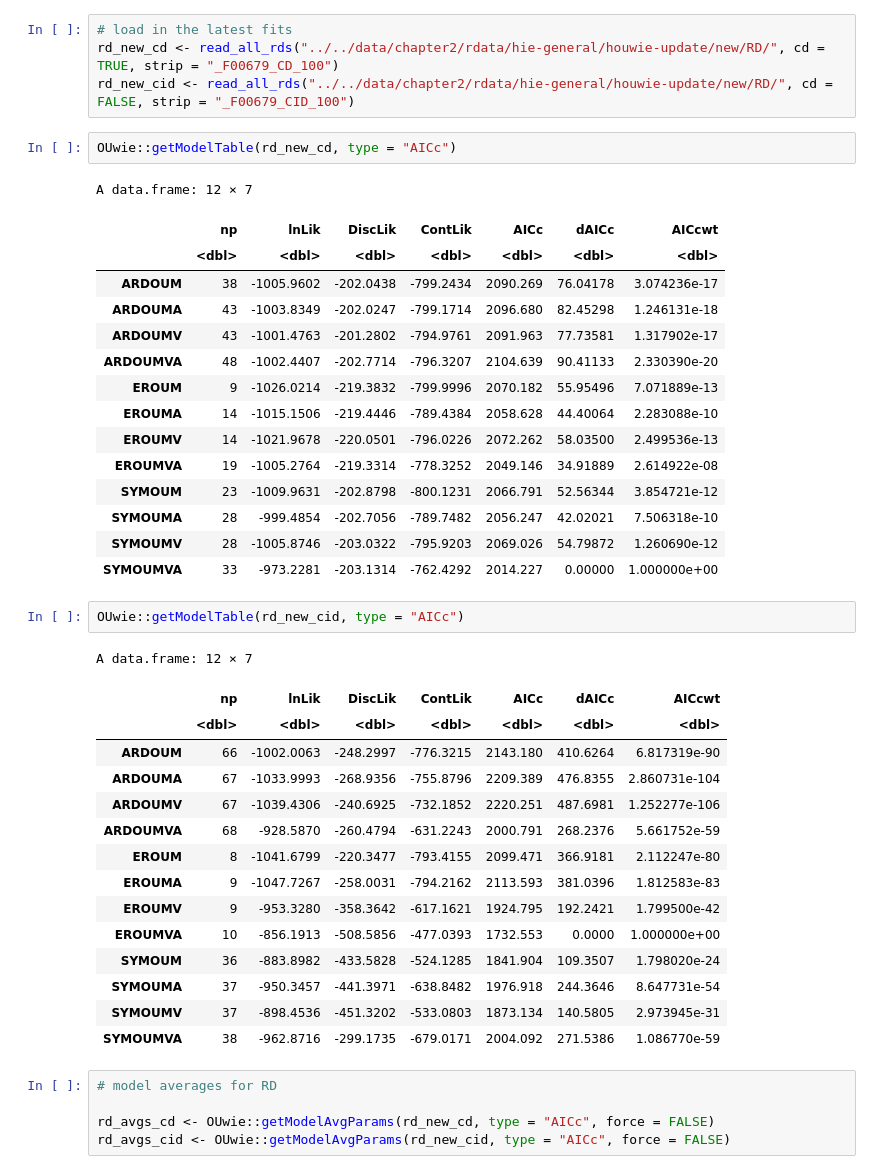
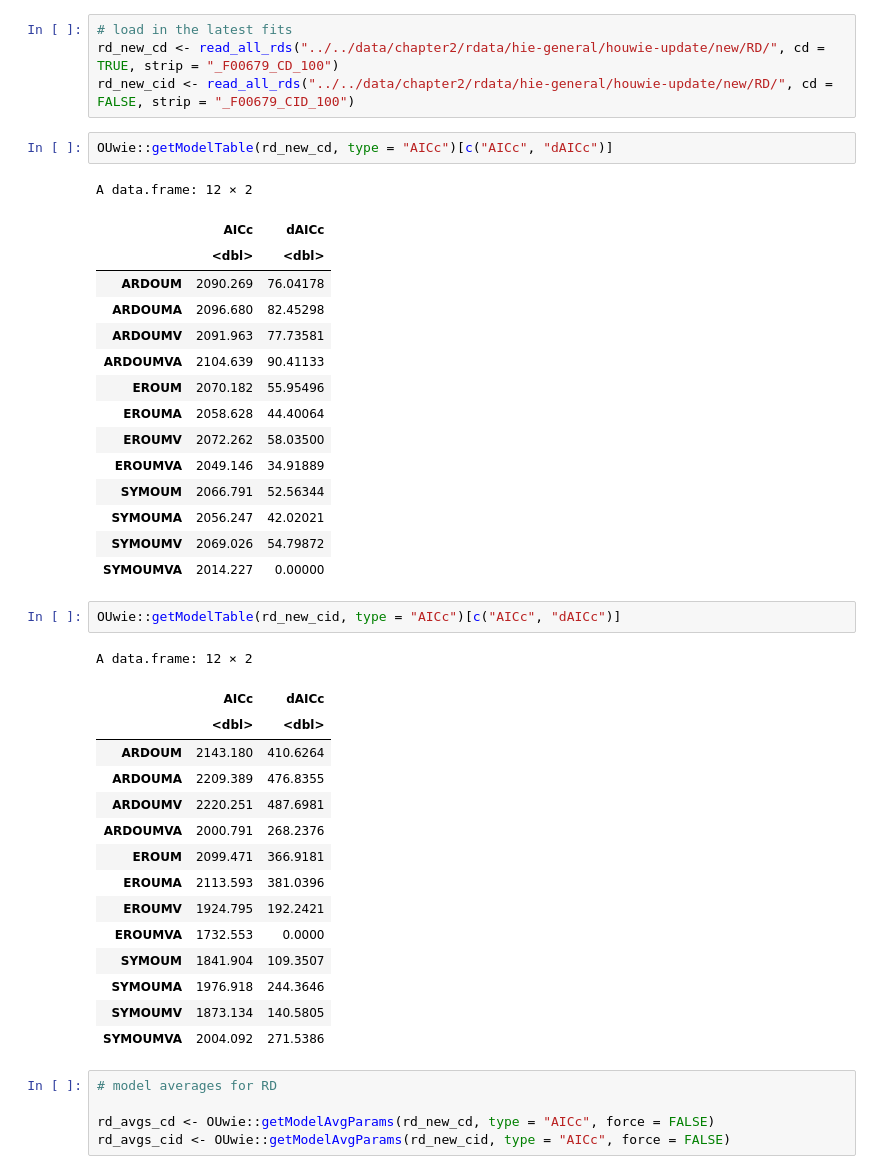
Before and after one commit to anoban/phd, a Jupyter notebook: R/notebooks/houwiesummary.ipynb, the cells around one changed output. Drawn from its saved outputs; the diff is of its cells as text.

Commit message:
modified:   R/notebooks/houwiesummary.ipynb 	new file:   data/chapter2/hOUwie-update-getModelAvgParams.csv 	deleted:    data/chapter2/hOUwie-update_getModelAvgParams.csv

```diff
--- a/R/notebooks/houwiesummary.ipynb
+++ b/R/notebooks/houwiesummary.ipynb
@@ -281,41 +281,41 @@ STATE_COLOURS <- c(AM = "#E7BC0C", EcM = "#23B9AF", ErM = "#6B6CF2", NM = "#11E8
 rd_new_cd <- read_all_rds("../../data/chapter2/rdata/hie-general/houwie-update/new/RD/", cd = TRUE, strip = "_F00679_CD_100")
 rd_new_cid <- read_all_rds("../../data/chapter2/rdata/hie-general/houwie-update/new/RD/", cd = FALSE, strip = "_F00679_CID_100")
 # %%
-OUwie::getModelTable(rd_new_cd, type = "AICc")
+OUwie::getModelTable(rd_new_cd, type = "AICc")[c("AICc", "dAICc")]
 # %% [output]
-A data.frame: 12 × 7
+A data.frame: 12 × 2
-|  | np | lnLik | DiscLik | ContLik | AICc | dAICc | AICcwt |
-|  | <dbl> | <dbl> | <dbl> | <dbl> | <dbl> | <dbl> | <dbl> |
-| ARDOUM | 38 | -1005.9602 | -202.0438 | -799.2434 | 2090.269 | 76.04178 | 3.074236e-17 |
-| ARDOUMA | 43 | -1003.8349 | -202.0247 | -799.1714 | 2096.680 | 82.45298 | 1.246131e-18 |
-| ARDOUMV | 43 | -1001.4763 | -201.2802 | -794.9761 | 2091.963 | 77.73581 | 1.317902e-17 |
-| ARDOUMVA | 48 | -1002.4407 | -202.7714 | -796.3207 | 2104.639 | 90.41133 | 2.330390e-20 |
-| EROUM | 9 | -1026.0214 | -219.3832 | -799.9996 | 2070.182 | 55.95496 | 7.071889e-13 |
-| EROUMA | 14 | -1015.1506 | -219.4446 | -789.4384 | 2058.628 | 44.40064 | 2.283088e-10 |
-| EROUMV | 14 | -1021.9678 | -220.0501 | -796.0226 | 2072.262 | 58.03500 | 2.499536e-13 |
-| EROUMVA | 19 | -1005.2764 | -219.3314 | -778.3252 | 2049.146 | 34.91889 | 2.614922e-08 |
-| SYMOUM | 23 | -1009.9631 | -202.8798 | -800.1231 | 2066.791 | 52.56344 | 3.854721e-12 |
-| SYMOUMA | 28 | -999.4854 | -202.7056 | -789.7482 | 2056.247 | 42.02021 | 7.506318e-10 |
-| SYMOUMV | 28 | -1005.8746 | -203.0322 | -795.9203 | 2069.026 | 54.79872 | 1.260690e-12 |
-| SYMOUMVA | 33 | -973.2281 | -203.1314 | -762.4292 | 2014.227 | 0.00000 | 1.000000e+00 |
+|  | AICc | dAICc |
+|  | <dbl> | <dbl> |
+| ARDOUM | 2090.269 | 76.04178 |
+| ARDOUMA | 2096.680 | 82.45298 |
+| ARDOUMV | 2091.963 | 77.73581 |
+| ARDOUMVA | 2104.639 | 90.41133 |
+| EROUM | 2070.182 | 55.95496 |
+| EROUMA | 2058.628 | 44.40064 |
+| EROUMV | 2072.262 | 58.03500 |
+| EROUMVA | 2049.146 | 34.91889 |
+| SYMOUM | 2066.791 | 52.56344 |
+| SYMOUMA | 2056.247 | 42.02021 |
+| SYMOUMV | 2069.026 | 54.79872 |
+| SYMOUMVA | 2014.227 | 0.00000 |
 # %%
-OUwie::getModelTable(rd_new_cid, type = "AICc")
+OUwie::getModelTable(rd_new_cid, type = "AICc")[c("AICc", "dAICc")]
 # %% [output]
-A data.frame: 12 × 7
+A data.frame: 12 × 2
-|  | np | lnLik | DiscLik | ContLik | AICc | dAICc | AICcwt |
-|  | <dbl> | <dbl> | <dbl> | <dbl> | <dbl> | <dbl> | <dbl> |
-| ARDOUM | 66 | -1002.0063 | -248.2997 | -776.3215 | 2143.180 | 410.6264 | 6.817319e-90 |
-| ARDOUMA | 67 | -1033.9993 | -268.9356 | -755.8796 | 2209.389 | 476.8355 | 2.860731e-104 |
-| ARDOUMV | 67 | -1039.4306 | -240.6925 | -732.1852 | 2220.251 | 487.6981 | 1.252277e-106 |
-| ARDOUMVA | 68 | -928.5870 | -260.4794 | -631.2243 | 2000.791 | 268.2376 | 5.661752e-59 |
-| EROUM | 8 | -1041.6799 | -220.3477 | -793.4155 | 2099.471 | 366.9181 | 2.112247e-80 |
-| EROUMA | 9 | -1047.7267 | -258.0031 | -794.2162 | 2113.593 | 381.0396 | 1.812583e-83 |
-| EROUMV | 9 | -953.3280 | -358.3642 | -617.1621 | 1924.795 | 192.2421 | 1.799500e-42 |
-| EROUMVA | 10 | -856.1913 | -508.5856 | -477.0393 | 1732.553 | 0.0000 | 1.000000e+00 |
-| SYMOUM | 36 | -883.8982 | -433.5828 | -524.1285 | 1841.904 | 109.3507 | 1.798020e-24 |
-| SYMOUMA | 37 | -950.3457 | -441.3971 | -638.8482 | 1976.918 | 244.3646 | 8.647731e-54 |
-| SYMOUMV | 37 | -898.4536 | -451.3202 | -533.0803 | 1873.134 | 140.5805 | 2.973945e-31 |
-| SYMOUMVA | 38 | -962.8716 | -299.1735 | -679.0171 | 2004.092 | 271.5386 | 1.086770e-59 |
+|  | AICc | dAICc |
+|  | <dbl> | <dbl> |
+| ARDOUM | 2143.180 | 410.6264 |
+| ARDOUMA | 2209.389 | 476.8355 |
+| ARDOUMV | 2220.251 | 487.6981 |
+| ARDOUMVA | 2000.791 | 268.2376 |
+| EROUM | 2099.471 | 366.9181 |
+| EROUMA | 2113.593 | 381.0396 |
+| EROUMV | 1924.795 | 192.2421 |
+| EROUMVA | 1732.553 | 0.0000 |
+| SYMOUM | 1841.904 | 109.3507 |
+| SYMOUMA | 1976.918 | 244.3646 |
+| SYMOUMV | 1873.134 | 140.5805 |
+| SYMOUMVA | 2004.092 | 271.5386 |
 # %%
 # model averages for RD
 
```
Also changed, not shown: parts of 6 cells of this notebook, 2 other files.
